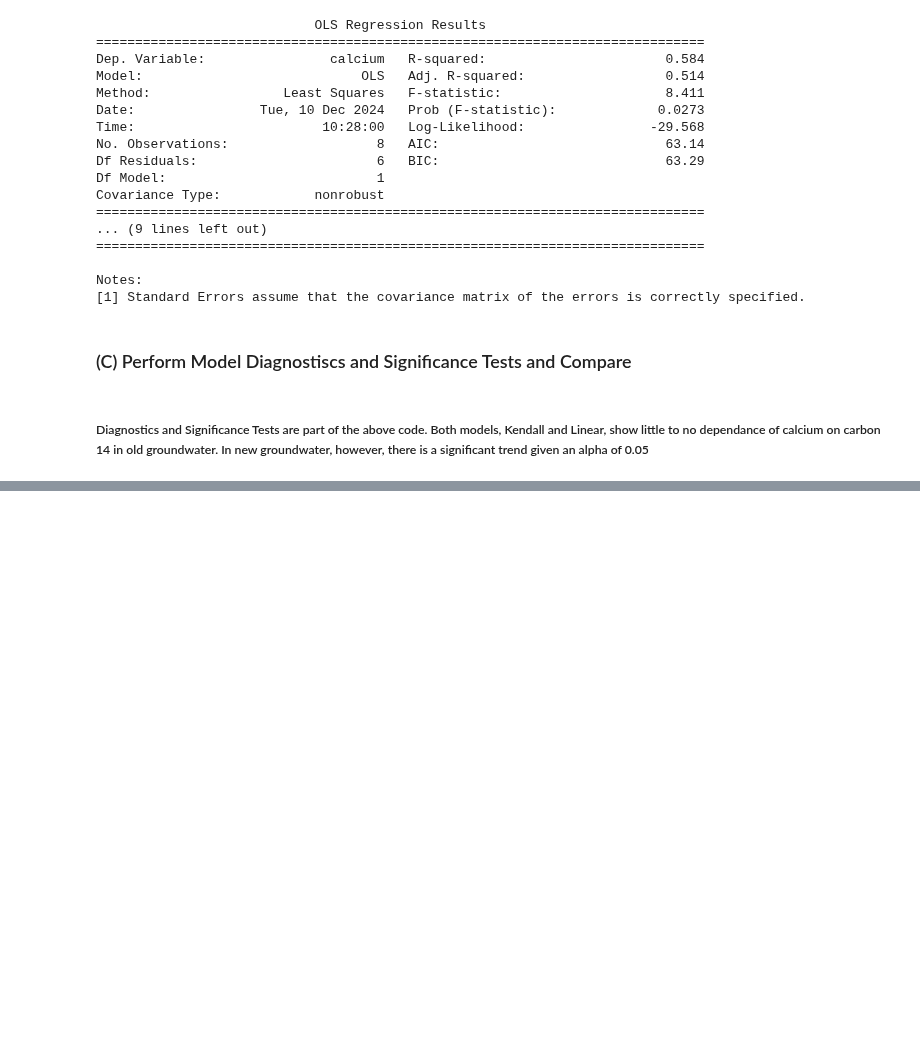
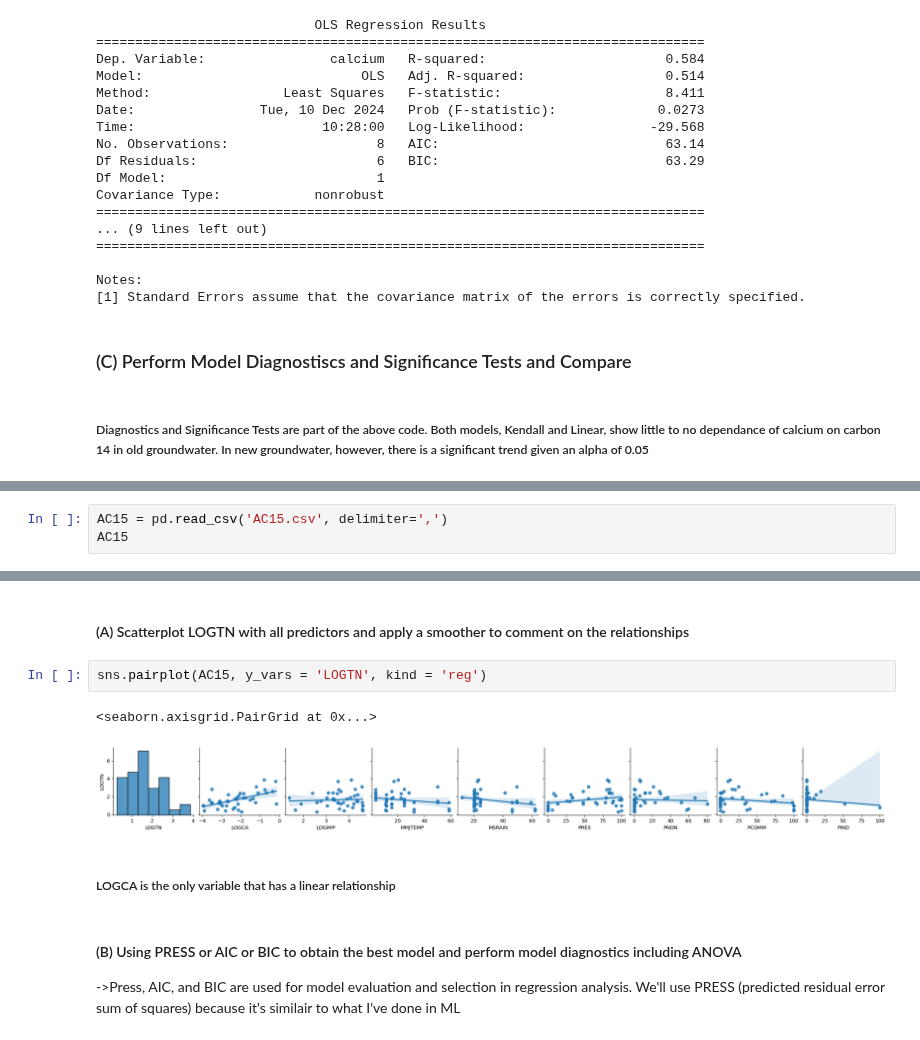
Before and after one commit to jtdocter27/Engineering-Probability---Statistics, a Jupyter notebook: HW5.ipynb, the cells around one changed output, grey strips where cells are left out. Saved outputs shown, nothing was run; the diff lists cells and outputs as text; blank space fills up the shorter version.

```diff
--- a/HW5.ipynb
+++ b/HW5.ipynb
@@ -370,0 +374,3 @@ Notes:
+# %%
+AC15 = pd.read_csv('AC15.csv', delimiter=',')
+AC15
@@ -370,0 +395,12 @@ Notes:
+# %% [markdown]
+#### (A) Scatterplot LOGTN with all predictors and apply a smoother to comment on the relationships
+# %%
+sns.pairplot(AC15, y_vars = 'LOGTN', kind = 'reg')
+# %% [output]
+<seaborn.axisgrid.PairGrid at 0x...>
+[figure, added]
+# %% [markdown]
+##### LOGCA is the only variable that has a linear relationship
+# %% [markdown]
+#### (B) Using PRESS or AIC or BIC to obtain the best model and perform model diagnostics including ANOVA
+->Press, AIC, and BIC are used for model evaluation and selection in regression analysis. We'll use PRESS (predicted residual error sum of squares) because it's similair to what I've done in ML
```
Also changed, not shown: parts of 5 cells of this notebook, 1 other file.
